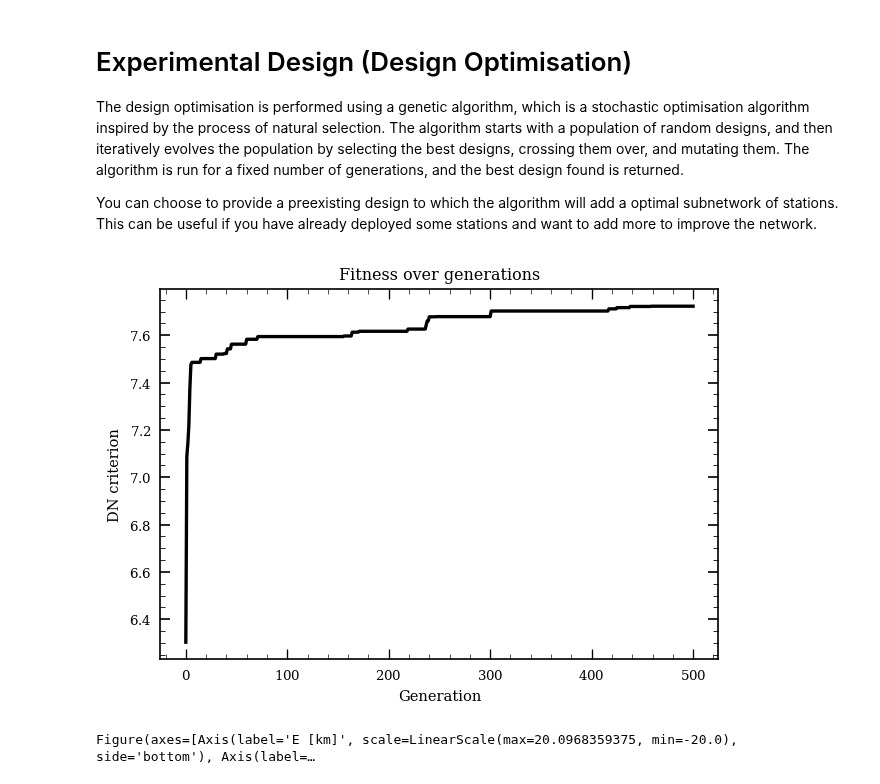
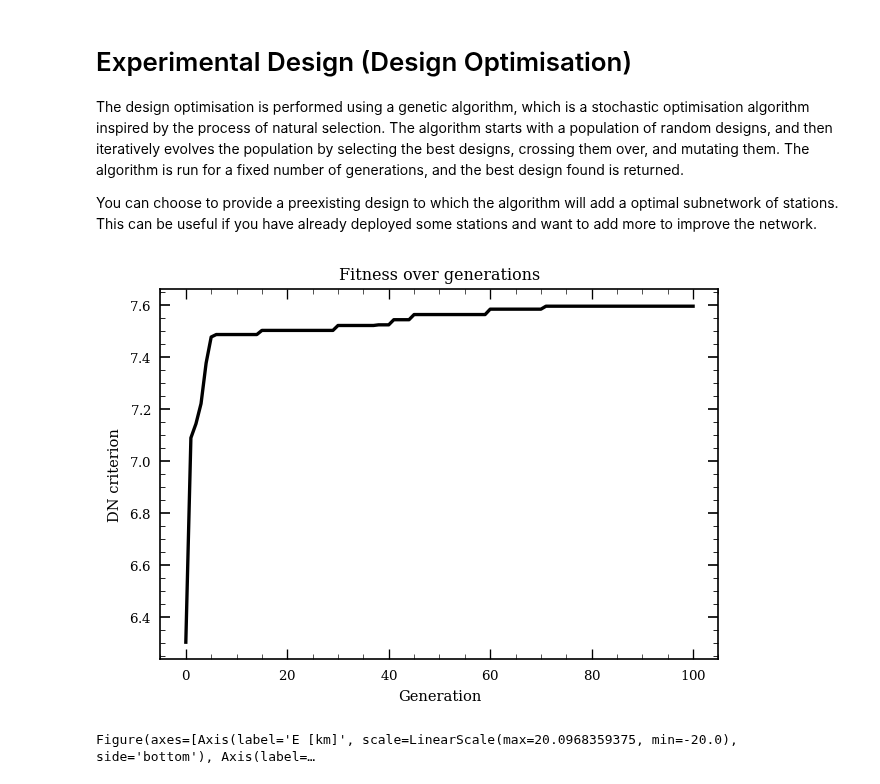
Before and after one commit to dominik-strutz/WoWED-volcano, a Jupyter notebook: main_design_process.ipynb, the cells around one changed output. Drawn from its saved outputs; the diff is of its cells as text; code cells hidden in the pictures.

Commit message:
add improve_previous to design optimisation

```diff
--- a/main_design_process.ipynb
+++ b/main_design_process.ipynb
@@ -268,35 +268,48 @@ preexisting_design = None
 from helpers.experimental_design_helpers import Design_Optimisation
 
 available_stations = dict(
     n_node=3,
     n_array=1)
 
 # alternative way to define the available stations
 # available_stations = (
 #     ('array', 'arrival_p', amplitude_s'),
 #     ('arrival_p', 'amplitude_s'),
 #     ('arrival_p', 'amplitude_s'),
 #     ('arrival_p', 'amplitude_s'))
 
 design_optimisation = Design_Optimisation(
     dn_method,
     SURFACE_DATA,
     design_space_dict,
     preexisting_design=preexisting_design
 )
 
 best_design, info = design_optimisation.get_optimal_design(
     available_stations=available_stations,
         optimisation_algorithm='genetic',
         optimisation_kwargs=dict(
-            num_generations=500, # set to 100 for first quick results, set to between 500 and 1000 for more accurate results
+            num_generations=100, # set to 200 for first quick results, set to between 500 and 1000 for more accurate results
             num_parents_mating=4,
             plot_fitness=True,
             random_seed=0,
         )
 )
+
+# the code block below can be used to improve on the previous best design with a different EIG algorithm
+# best_design, info = design_optimisation.get_optimal_design(
+#     available_stations=available_stations,
+#         optimisation_algorithm='genetic',
+#         optimisation_kwargs=dict(
+#             improve_previous=True,
+#             num_generations=200, # set to 100 for first quick results, set to between 500 and 1000 for more accurate results
+#             num_parents_mating=4,
+#             plot_fitness=True,
+#             random_seed=0,
+#         )
+# )
 # %% [output]
-[figure, old version]
+[figure, new version]
 # %%
 from helpers.plotting_helpers import interactive_design_plot
 
```
Also changed, not shown: parts of 2 cells of this notebook, 1 other file.
